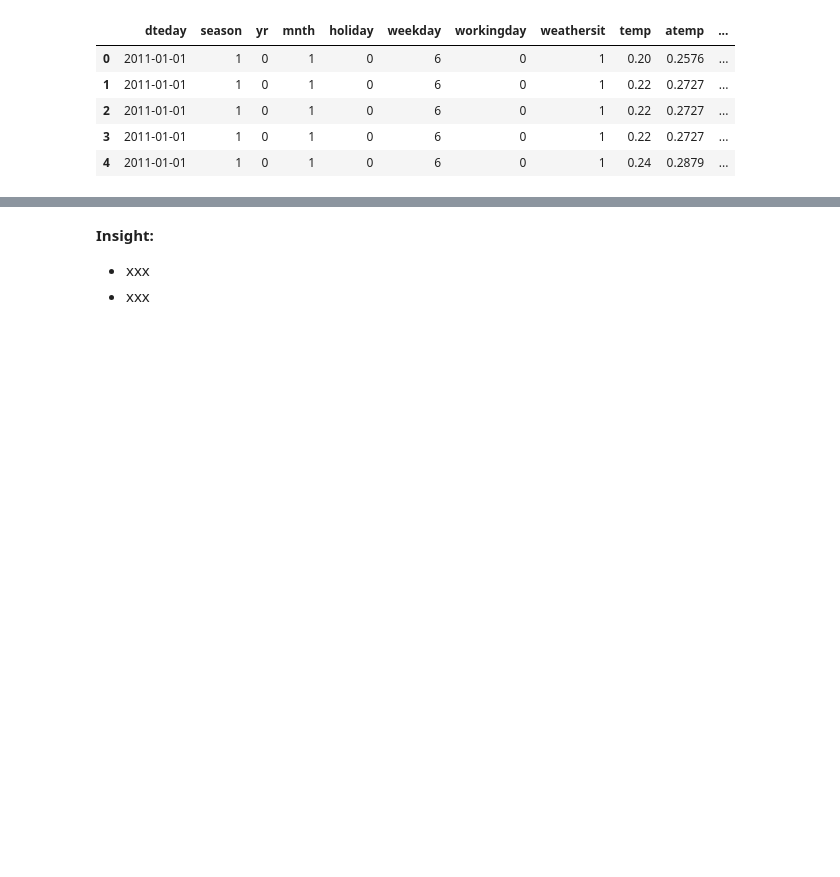
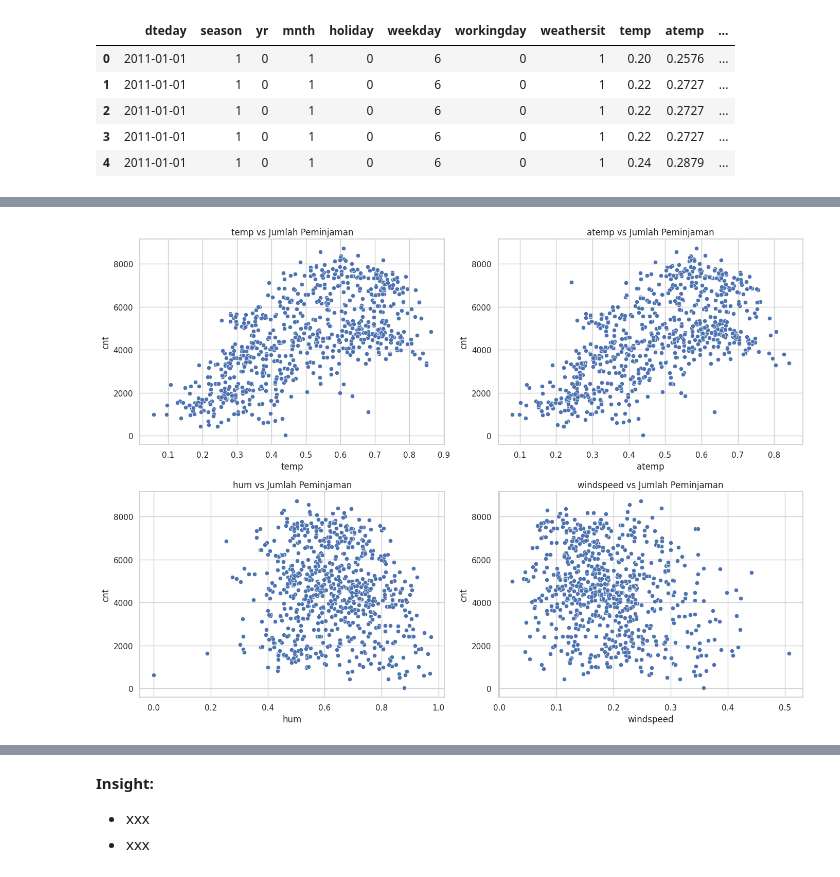
Before and after one commit to kifff/analisis_data_dg_python, a Jupyter notebook: notebook.ipynb, the cells around one changed output, grey strips where cells are left out. Cells and saved outputs as stored; diff of their text form; code cells hidden in the pictures; blank space fills up the shorter version.

```diff
--- a/notebook.ipynb
+++ b/notebook.ipynb
@@ -369,3 +357,13 @@ data.describe(include='all')
 | 50% | NaN | 3.000000 | 1.000000 | 7.000000 | 0.000000 | 3.000000 | 1.000000 | 1.000000 | 0.500000 | 0.484800 | ... |
 | 75% | NaN | 3.000000 | 1.000000 | 10.000000 | 0.000000 | 5.000000 | 1.000000 | 2.000000 | 0.660000 | 0.621200 | ... |
 | max | NaN | 4.000000 | 1.000000 | 12.000000 | 1.000000 | 6.000000 | 1.000000 | 4.000000 | 1.000000 | 1.000000 | ... |
+# %%
+plt.figure(figsize=(14, 10))
+for i, col in enumerate(['temp', 'atemp', 'hum', 'windspeed'], 1):
+    plt.subplot(2, 2, i)
+    sns.scatterplot(x=day[col], y=day['cnt'])
+    plt.title(f'{col} vs Jumlah Peminjaman')
+plt.tight_layout()
+plt.show()
+# %% [output]
+[figure, added]
```
Also changed, not shown: parts of 20 cells of this notebook, 2 other files.
